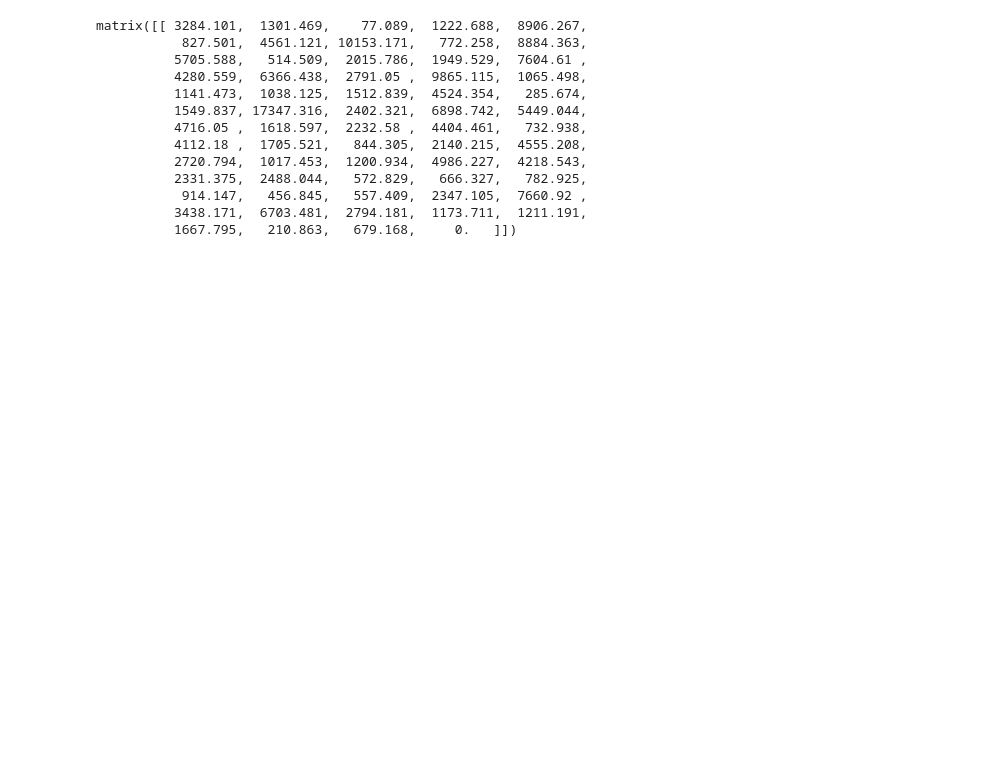
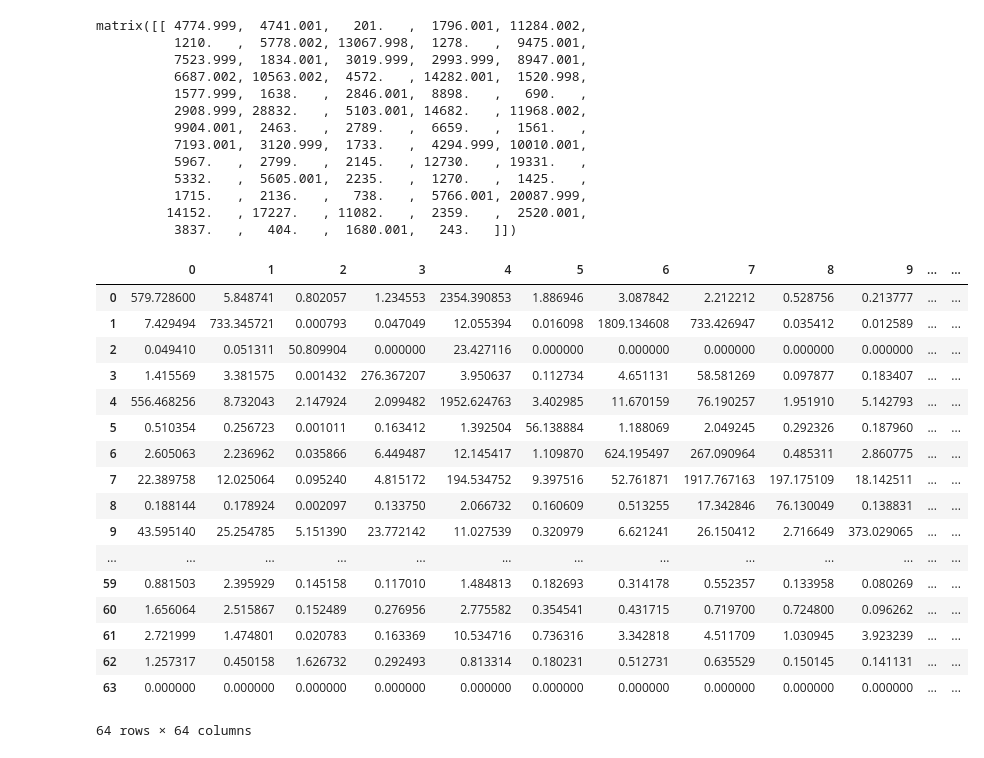
Before and after one commit to pttry/alta, a Jupyter notebook: IO_tables.ipynb, the cells around one changed output. Saved outputs shown, nothing was run; the diff lists cells and outputs as text; code cells hidden in the pictures; blank space fills up the shorter version.

```diff
--- a/IO_tables.ipynb
+++ b/IO_tables.ipynb
@@ -17,0 +83,4 @@ B2 = np.linalg.inv(C) * U
+# %%
+VT = np.matrix(s.loc[COM][IND])
+# %%
+q=np.array(np.sum(VT, axis=1))
@@ -18,16 +89,41 @@ B2 = np.linalg.inv(C) * U
 # %%
-B.sum(axis=0)
+np.sum(VT, axis=0)
 # %% [output]
-matrix([[ 3284.101,  1301.469,    77.089,  1222.688,  8906.267,
-           827.501,  4561.121, 10153.171,   772.258,  8884.363,
-          5705.588,   514.509,  2015.786,  1949.529,  7604.61 ,
-          4280.559,  6366.438,  2791.05 ,  9865.115,  1065.498,
-          1141.473,  1038.125,  1512.839,  4524.354,   285.674,
-          1549.837, 17347.316,  2402.321,  6898.742,  5449.044,
-          4716.05 ,  1618.597,  2232.58 ,  4404.461,   732.938,
-          4112.18 ,  1705.521,   844.305,  2140.215,  4555.208,
-          2720.794,  1017.453,  1200.934,  4986.227,  4218.543,
-          2331.375,  2488.044,   572.829,   666.327,   782.925,
-           914.147,   456.845,   557.409,  2347.105,  7660.92 ,
-          3438.171,  6703.481,  2794.181,  1173.711,  1211.191,
-          1667.795,   210.863,   679.168,     0.   ]])
+matrix([[ 4774.999,  4741.001,   201.   ,  1796.001, 11284.002,
+          1210.   ,  5778.002, 13067.998,  1278.   ,  9475.001,
+          7523.999,  1834.001,  3019.999,  2993.999,  8947.001,
+          6687.002, 10563.002,  4572.   , 14282.001,  1520.998,
+          1577.999,  1638.   ,  2846.001,  8898.   ,   690.   ,
+          2908.999, 28832.   ,  5103.001, 14682.   , 11968.002,
+          9904.001,  2463.   ,  2789.   ,  6659.   ,  1561.   ,
+          7193.001,  3120.999,  1733.   ,  4294.999, 10010.001,
+          5967.   ,  2799.   ,  2145.   , 12730.   , 19331.   ,
+          5332.   ,  5605.001,  2235.   ,  1270.   ,  1425.   ,
+          1715.   ,  2136.   ,   738.   ,  5766.001, 20087.999,
+         14152.   , 17227.   , 11082.   ,  2359.   ,  2520.001,
+          3837.   ,   404.   ,  1680.001,   243.   ]])
+# %%
+D=VT.transpose() * np.linalg.inv(np.diagflat(q))
+# %%
+B = pd.DataFrame(D * U)
+# %%
+B
+# %% [output]
+|  | 0 | 1 | 2 | 3 | 4 | 5 | 6 | 7 | 8 | 9 | ... | ... |
+| 0 | 579.728600 | 5.848741 | 0.802057 | 1.234553 | 2354.390853 | 1.886946 | 3.087842 | 2.212212 | 0.528756 | 0.213777 | ... | ... |
+| 1 | 7.429494 | 733.345721 | 0.000793 | 0.047049 | 12.055394 | 0.016098 | 1809.134608 | 733.426947 | 0.035412 | 0.012589 | ... | ... |
+| 2 | 0.049410 | 0.051311 | 50.809904 | 0.000000 | 23.427116 | 0.000000 | 0.000000 | 0.000000 | 0.000000 | 0.000000 | ... | ... |
+| 3 | 1.415569 | 3.381575 | 0.001432 | 276.367207 | 3.950637 | 0.112734 | 4.651131 | 58.581269 | 0.097877 | 0.183407 | ... | ... |
+| 4 | 556.468256 | 8.732043 | 2.147924 | 2.099482 | 1952.624763 | 3.402985 | 11.670159 | 76.190257 | 1.951910 | 5.142793 | ... | ... |
+| 5 | 0.510354 | 0.256723 | 0.001011 | 0.163412 | 1.392504 | 56.138884 | 1.188069 | 2.049245 | 0.292326 | 0.187960 | ... | ... |
+| 6 | 2.605063 | 2.236962 | 0.035866 | 6.449487 | 12.145417 | 1.109870 | 624.195497 | 267.090964 | 0.485311 | 2.860775 | ... | ... |
+| 7 | 22.389758 | 12.025064 | 0.095240 | 4.815172 | 194.534752 | 9.397516 | 52.761871 | 1917.767163 | 197.175109 | 18.142511 | ... | ... |
+| 8 | 0.188144 | 0.178924 | 0.002097 | 0.133750 | 2.066732 | 0.160609 | 0.513255 | 17.342846 | 76.130049 | 0.138831 | ... | ... |
+| 9 | 43.595140 | 25.254785 | 5.151390 | 23.772142 | 11.027539 | 0.320979 | 6.621241 | 26.150412 | 2.716649 | 373.029065 | ... | ... |
+| ... | ... | ... | ... | ... | ... | ... | ... | ... | ... | ... | ... | ... |
+| 59 | 0.881503 | 2.395929 | 0.145158 | 0.117010 | 1.484813 | 0.182693 | 0.314178 | 0.552357 | 0.133958 | 0.080269 | ... | ... |
+| 60 | 1.656064 | 2.515867 | 0.152489 | 0.276956 | 2.775582 | 0.354541 | 0.431715 | 0.719700 | 0.724800 | 0.096262 | ... | ... |
+| 61 | 2.721999 | 1.474801 | 0.020783 | 0.163369 | 10.534716 | 0.736316 | 3.342818 | 4.511709 | 1.030945 | 3.923239 | ... | ... |
+| 62 | 1.257317 | 0.450158 | 1.626732 | 0.292493 | 0.813314 | 0.180231 | 0.512731 | 0.635529 | 0.150145 | 0.141131 | ... | ... |
+| 63 | 0.000000 | 0.000000 | 0.000000 | 0.000000 | 0.000000 | 0.000000 | 0.000000 | 0.000000 | 0.000000 | 0.000000 | ... | ... |
+64 rows × 64 columns
```
Also changed, not shown: parts of 33 cells of this notebook, 5 other files.
